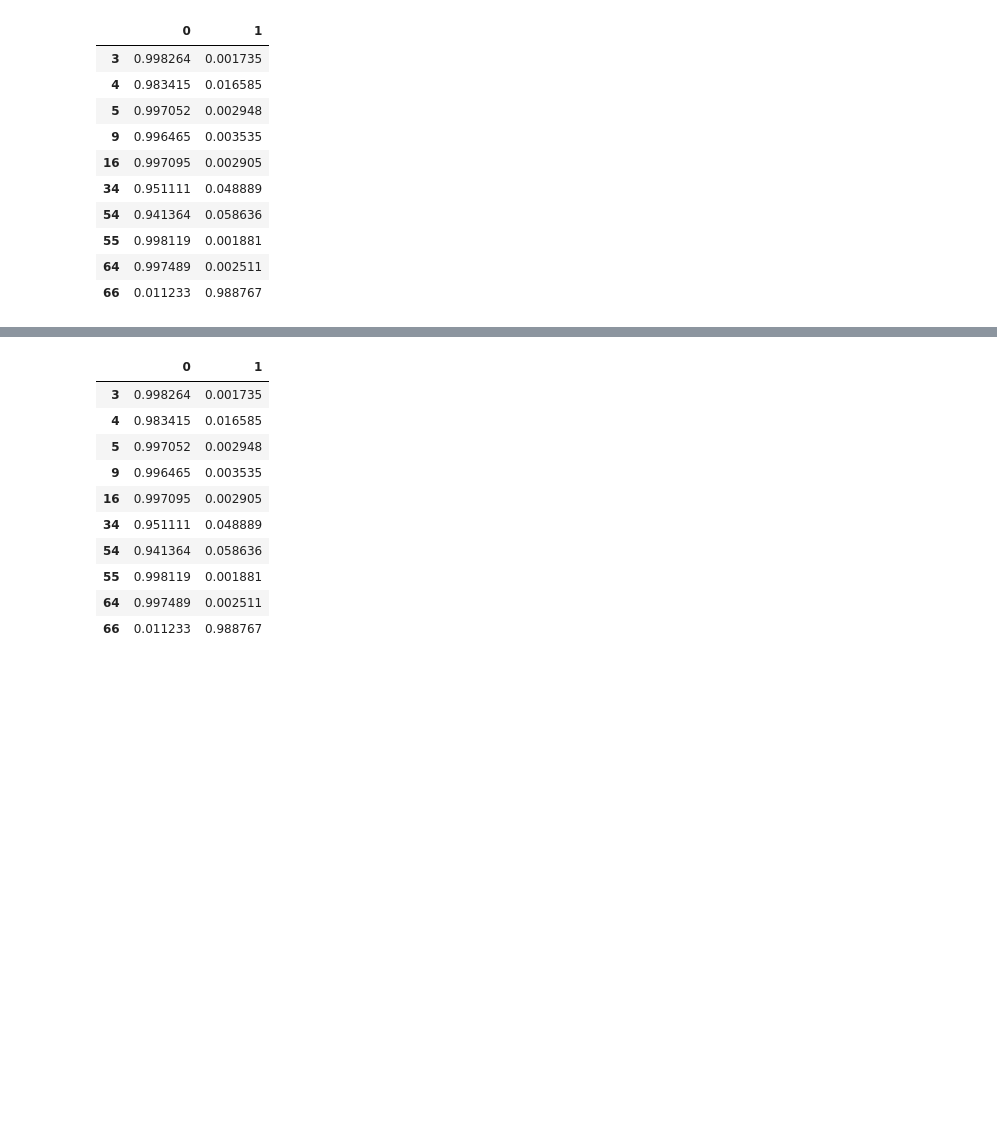
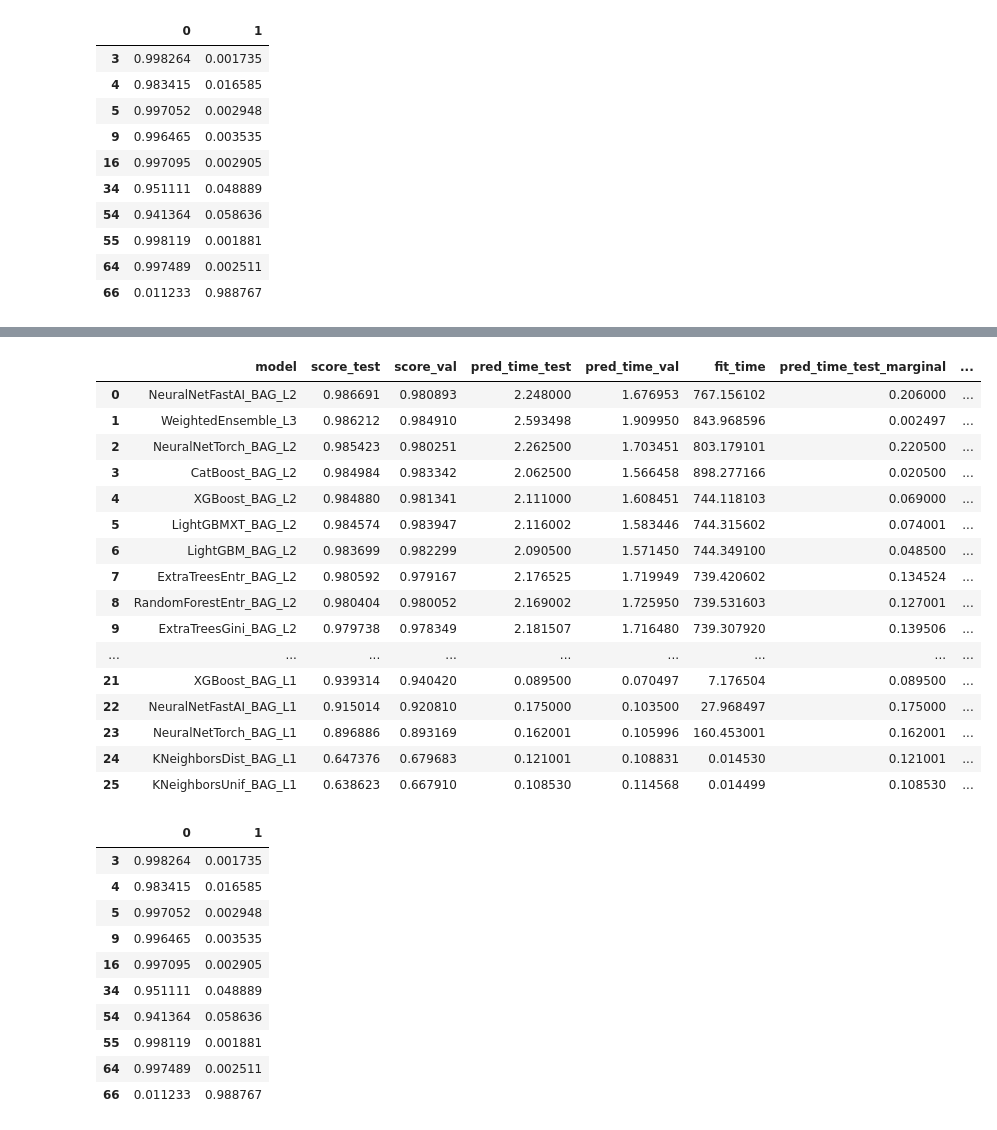
Before and after one commit to jtoepp/NM_Data_Scientist_Take_Home_Test, a Jupyter notebook: NM_Assessment.ipynb, the cells around one changed output, grey strips where cells are left out. Cells and saved outputs as stored; diff of their text form; code cells hidden in the pictures; blank space fills up the shorter version.

```diff
--- a/NM_Assessment.ipynb
+++ b/NM_Assessment.ipynb
@@ -739 +601,23 @@ TabularPredictor saved. To load, use: predictor = TabularPredictor.load("default
+# %%
+# load saved model and bypass the training time
+predictor = TabularPredictor.load("defaultModels-predictTarget-bestQuality-7Hours")
+predictor.leaderboard(test_data, silent=True)
+# %% [output]
+|  | model | score_test | score_val | pred_time_test | pred_time_val | fit_time | pred_time_test_marginal | ... |
+| 0 | NeuralNetFastAI_BAG_L2 | 0.986691 | 0.980893 | 2.248000 | 1.676953 | 767.156102 | 0.206000 | ... |
+| 1 | WeightedEnsemble_L3 | 0.986212 | 0.984910 | 2.593498 | 1.909950 | 843.968596 | 0.002497 | ... |
+| 2 | NeuralNetTorch_BAG_L2 | 0.985423 | 0.980251 | 2.262500 | 1.703451 | 803.179101 | 0.220500 | ... |
+| 3 | CatBoost_BAG_L2 | 0.984984 | 0.983342 | 2.062500 | 1.566458 | 898.277166 | 0.020500 | ... |
+| 4 | XGBoost_BAG_L2 | 0.984880 | 0.981341 | 2.111000 | 1.608451 | 744.118103 | 0.069000 | ... |
+| 5 | LightGBMXT_BAG_L2 | 0.984574 | 0.983947 | 2.116002 | 1.583446 | 744.315602 | 0.074001 | ... |
+| 6 | LightGBM_BAG_L2 | 0.983699 | 0.982299 | 2.090500 | 1.571450 | 744.349100 | 0.048500 | ... |
+| 7 | ExtraTreesEntr_BAG_L2 | 0.980592 | 0.979167 | 2.176525 | 1.719949 | 739.420602 | 0.134524 | ... |
+| 8 | RandomForestEntr_BAG_L2 | 0.980404 | 0.980052 | 2.169002 | 1.725950 | 739.531603 | 0.127001 | ... |
+| 9 | ExtraTreesGini_BAG_L2 | 0.979738 | 0.978349 | 2.181507 | 1.716480 | 739.307920 | 0.139506 | ... |
+| ... | ... | ... | ... | ... | ... | ... | ... | ... |
+| 21 | XGBoost_BAG_L1 | 0.939314 | 0.940420 | 0.089500 | 0.070497 | 7.176504 | 0.089500 | ... |
+| 22 | NeuralNetFastAI_BAG_L1 | 0.915014 | 0.920810 | 0.175000 | 0.103500 | 27.968497 | 0.175000 | ... |
+| 23 | NeuralNetTorch_BAG_L1 | 0.896886 | 0.893169 | 0.162001 | 0.105996 | 160.453001 | 0.162001 | ... |
+| 24 | KNeighborsDist_BAG_L1 | 0.647376 | 0.679683 | 0.121001 | 0.108831 | 0.014530 | 0.121001 | ... |
+| 25 | KNeighborsUnif_BAG_L1 | 0.638623 | 0.667910 | 0.108530 | 0.114568 | 0.014499 | 0.108530 | ... |
 # %%
```
Also changed, not shown: parts of 18 cells of this notebook, 1 other file.
